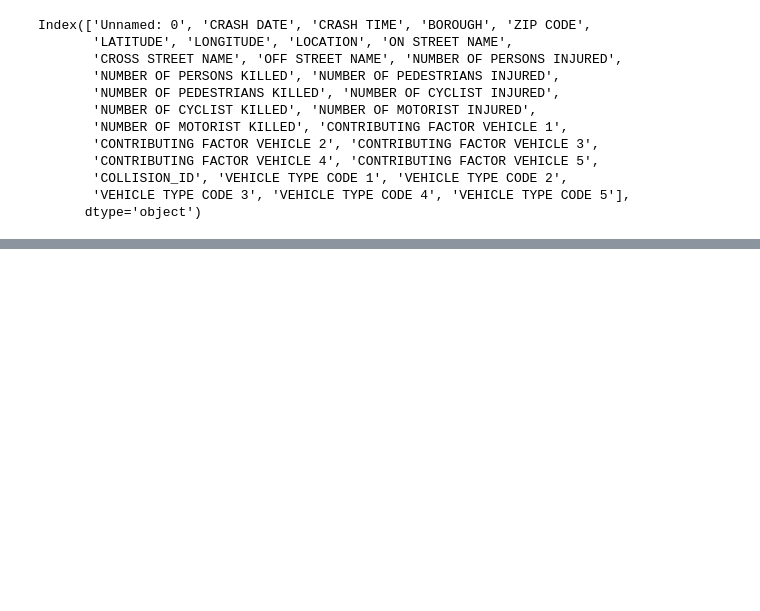
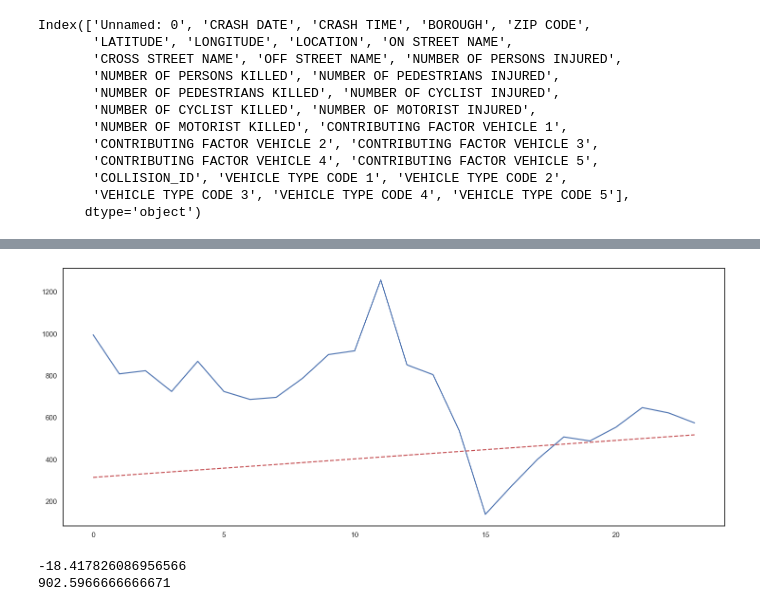
Before and after one commit to clyman23/spoke, a Jupyter notebook: notebooks/lizpysher/Crash_Data_2019_2020_2021.ipynb, the cells around one changed output, grey strips where cells are left out. Drawn from its saved outputs; the diff is of its cells as text; code cells hidden in the pictures; blank space fills up the shorter version.

```diff
--- a/notebooks/lizpysher/Crash_Data_2019_2020_2021.ipynb
+++ b/notebooks/lizpysher/Crash_Data_2019_2020_2021.ipynb
@@ -157,0 +202,14 @@ yearly_num_injured_or_killed
+# %%
+x = year_month_2019_2020_injury['MONTH_NUM']
+y = year_month_2019_2020_injury['NUMBER OF PEDESTRIANS INJURED']
+plt.plot(x,y)
+z = np.polyfit(x, y, 1)
+slope,intercept = np.poly1d(z)
+plt.plot(x,p(x),"r--")
+plt.show()
+print(slope)
+print(intercept)
+# %% [output]
+[figure, added]
+-18.417826086956566
+902.5966666666671
```
Also changed, not shown: parts of 12 cells of this notebook, 1 other file.
